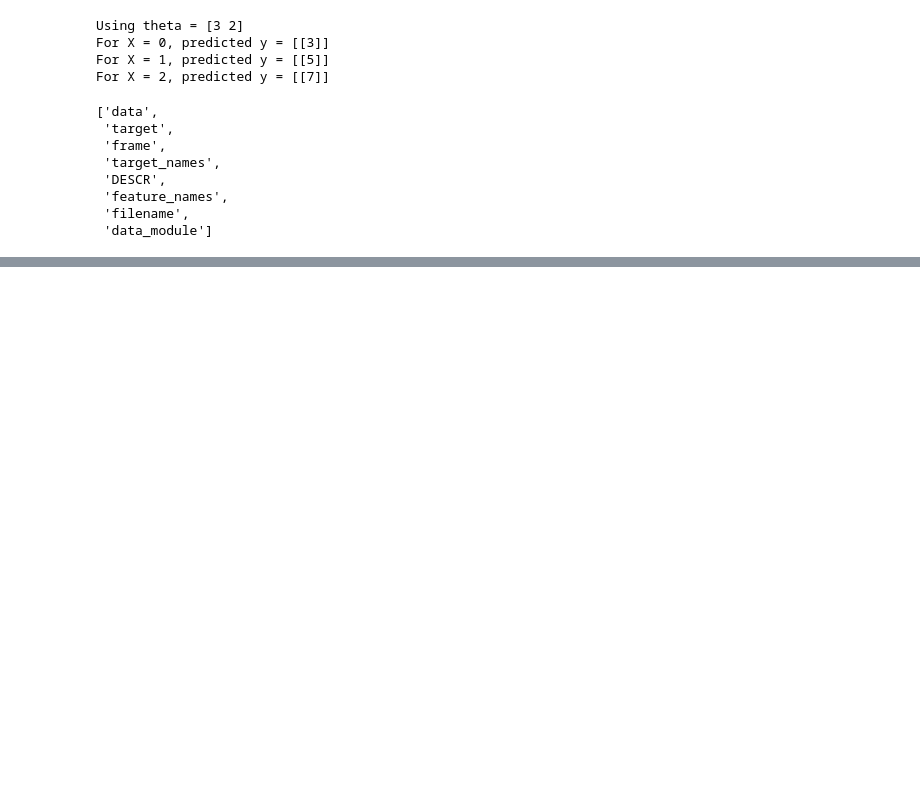
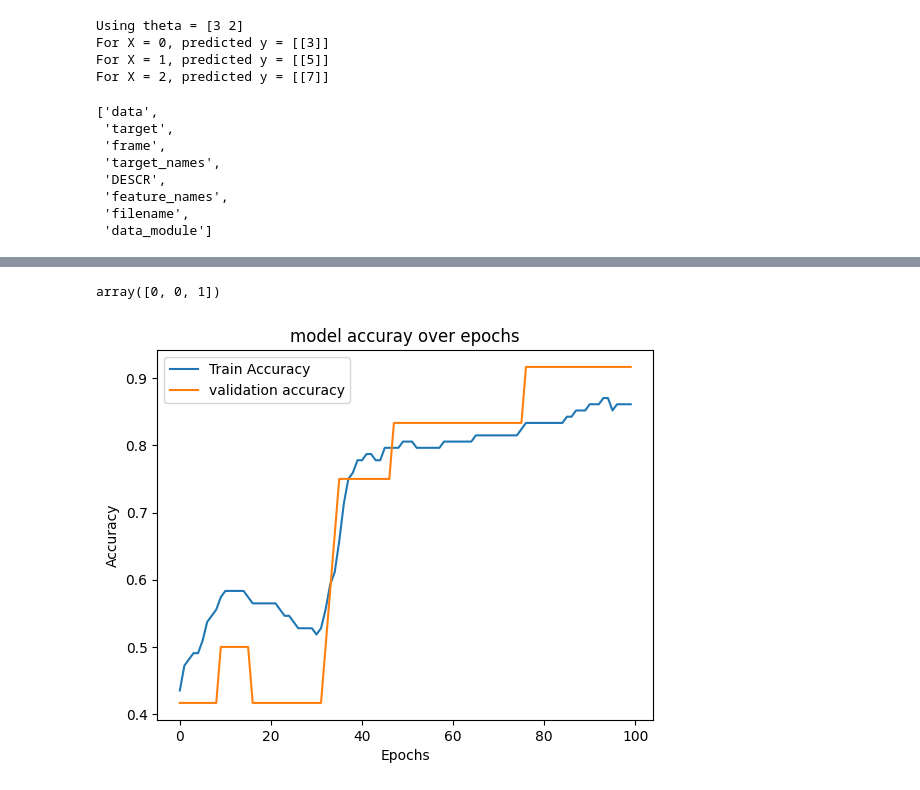
Before and after one commit to manojgowdabk/Hands-on-Machine-learning, a Jupyter notebook: GPT-Neo.ipynb, the cells around one changed output, grey strips where cells are left out. Saved outputs shown, nothing was run; the diff lists cells and outputs as text; code cells hidden in the pictures; blank space fills up the shorter version.

```diff
--- a/GPT-Neo.ipynb
+++ b/GPT-Neo.ipynb
@@ -584,0 +603,20 @@ array([-2.39295552e-01, -2.37861750e-01, -2.36427949e-01, -2.34994147e-01,
+# %%
+X_train, X_test, y_train, y_test = train_test_split(X, y, test_size=0.2, random_state=42)
+
+scaler = StandardScaler()
+X_train = scaler.fit_transform(X_train)
+X_test = scaler.fit_transform(X_test)
+# %%
+model = Sequential([
+    Dense(10, input_shape=(4,), activation='relu'),
+    Dense(8, activation='relu'),
+    Dense(3, activation='softmax')
+])
+# %%
+model.compile(
+    optimizer='adam',
+    loss='categorical_crossentropy',
+    metrics=['accuracy']
+)
+# %%
+history = model.fit(X_train, y_train, epochs=100, validation_split=0.1, verbose=0)
@@ -584,0 +629,19 @@ array([-2.39295552e-01, -2.37861750e-01, -2.36427949e-01, -2.34994147e-01,
+# %%
+index = 5
+features = X_train[index]
+true_label_vector = y_train[index]
+true_class_index = np.argmax(true_label_vector)
+true_class_name = class_names[true_class_index]
+true_class_name
+# %% [output]
+array([0, 0, 1])
+# %%
+plt.plot(history.history['accuracy'], label='Train Accuracy')
+plt.plot(history.history['val_accuracy'], label='validation accuracy')
+plt.title("model accuray over epochs")
+plt.xlabel("Epochs")
+plt.ylabel("Accuracy")
+plt.legend()
+plt.show()
+# %% [output]
+[figure, added]
```
Also changed, not shown: parts of 8 cells of this notebook.
